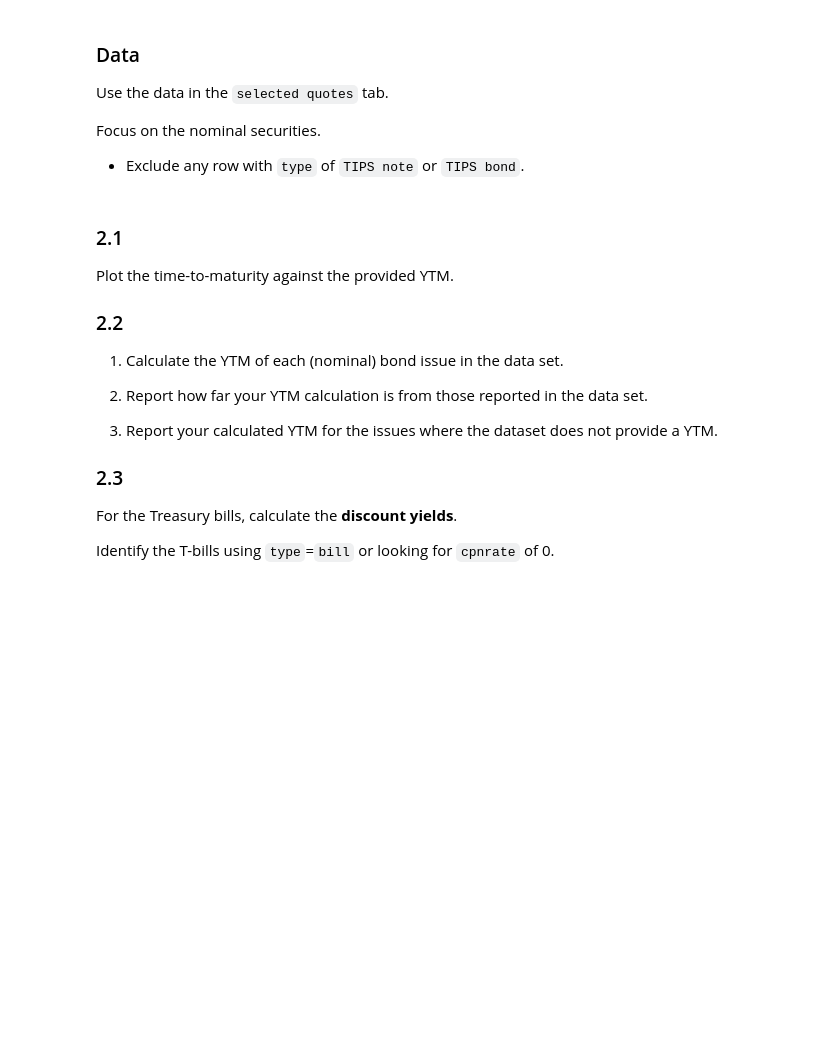
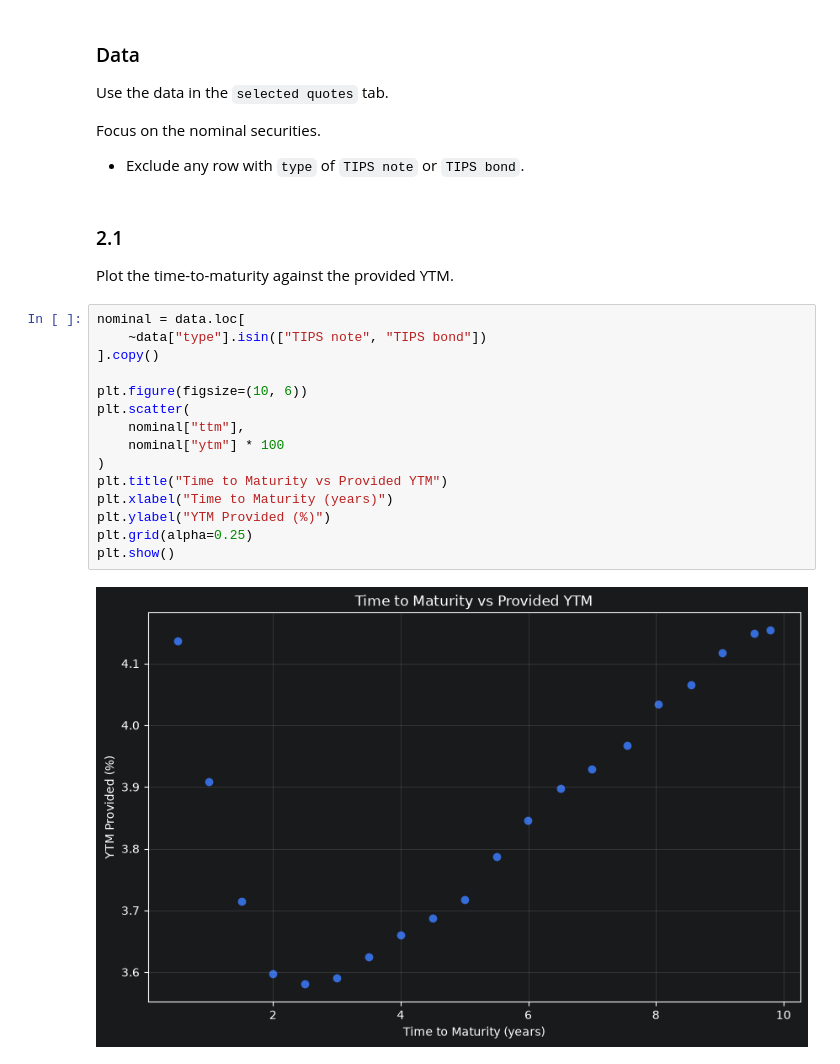
Before and after one commit to samLeung24/Quant-Part-II, a Jupyter notebook: Yields.ipynb, the cells around one changed output. Cells and saved outputs as stored; diff of their text form; blank space fills up the shorter version.

Commit message:
Completed yields part 2 (#1)

```diff
--- a/Yields.ipynb
+++ b/Yields.ipynb
@@ -130,18 +130,20 @@ Focus on the nominal securities.
 # %% [markdown]
 ### 2.1
 Plot the time-to-maturity against the provided YTM.
-
-### 2.2
-
-1. Calculate the YTM of each (nominal) bond issue in the data set.
-
-1. Report how far your YTM calculation is from those reported in the data set.
-
-1. Report your calculated YTM for the issues where the dataset does not provide a YTM.
-
-
-### 2.3
-
-For the Treasury bills, calculate the **discount yields**.
-
-Identify the T-bills using `type`=`bill` or looking for `cpnrate` of 0.
+# %%
+nominal = data.loc[
+    ~data["type"].isin(["TIPS note", "TIPS bond"])
+].copy()
+
+plt.figure(figsize=(10, 6))
+plt.scatter(
+    nominal["ttm"],
+    nominal["ytm"] * 100
+)
+plt.title("Time to Maturity vs Provided YTM")
+plt.xlabel("Time to Maturity (years)")
+plt.ylabel("YTM Provided (%)")
+plt.grid(alpha=0.25)
+plt.show()
+# %% [output]
+[figure, added]
```
Also changed, not shown: parts of 5 cells of this notebook, 1 other file.
